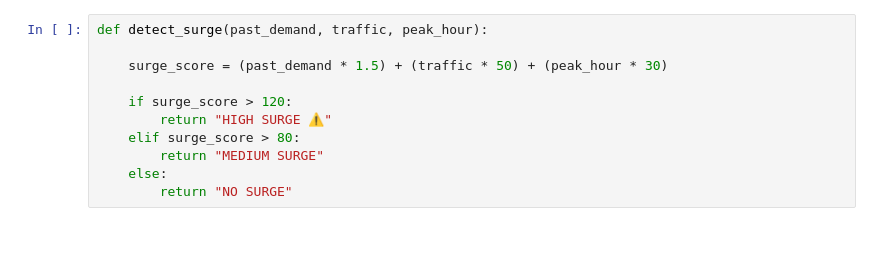
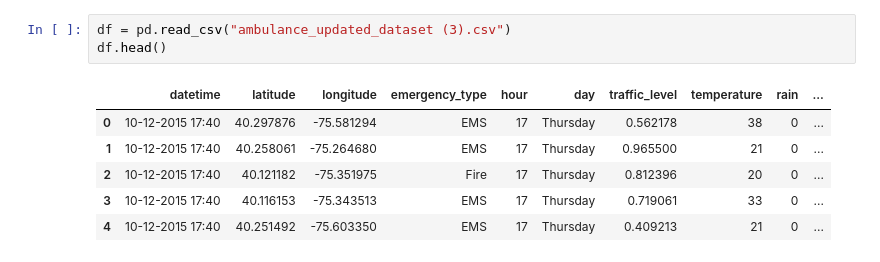
Before and after one commit to chaitalidabholkar2411-afk/project.final_allocation-3, a Jupyter notebook: notebook/project.ipynb, the cells around one changed output. Drawn from its saved outputs; the diff is of its cells as text.

```diff
--- a/notebook/project.ipynb
+++ b/notebook/project.ipynb
@@ -147,11 +10,10 @@ print(result)
-# %%
-def detect_surge(past_demand, traffic, peak_hour):
-
-    surge_score = (past_demand * 1.5) + (traffic * 50) + (peak_hour * 30)
-
-    if surge_score > 120:
-        return "HIGH SURGE ⚠️"
-    elif surge_score > 80:
-        return "MEDIUM SURGE"
-    else:
-        return "NO SURGE"
+# %%
+df = pd.read_csv("ambulance_updated_dataset (3).csv")
+df.head()
+# %% [output]
+|  | datetime | latitude | longitude | emergency_type | hour | day | traffic_level | temperature | rain | ... |
+| 0 | 10-12-2015 17:40 | 40.297876 | -75.581294 | EMS | 17 | Thursday | 0.562178 | 38 | 0 | ... |
+| 1 | 10-12-2015 17:40 | 40.258061 | -75.264680 | EMS | 17 | Thursday | 0.965500 | 21 | 0 | ... |
+| 2 | 10-12-2015 17:40 | 40.121182 | -75.351975 | Fire | 17 | Thursday | 0.812396 | 20 | 0 | ... |
+| 3 | 10-12-2015 17:40 | 40.116153 | -75.343513 | EMS | 17 | Thursday | 0.719061 | 33 | 0 | ... |
+| 4 | 10-12-2015 17:40 | 40.251492 | -75.603350 | EMS | 17 | Thursday | 0.409213 | 21 | 0 | ... |
```
Also changed, not shown: parts of 20 cells of this notebook, 4 other files.
